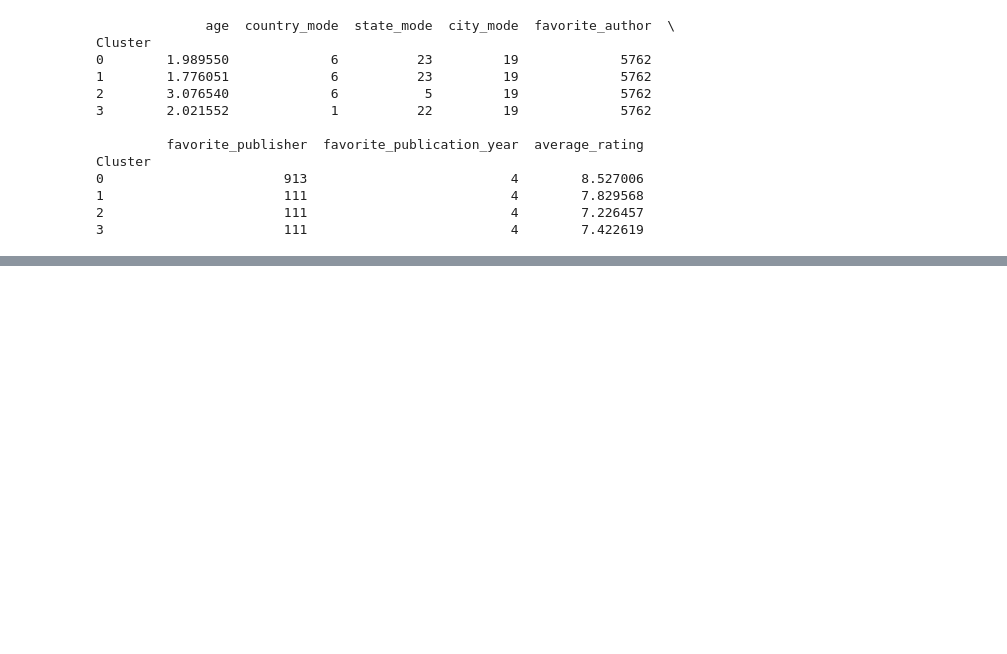
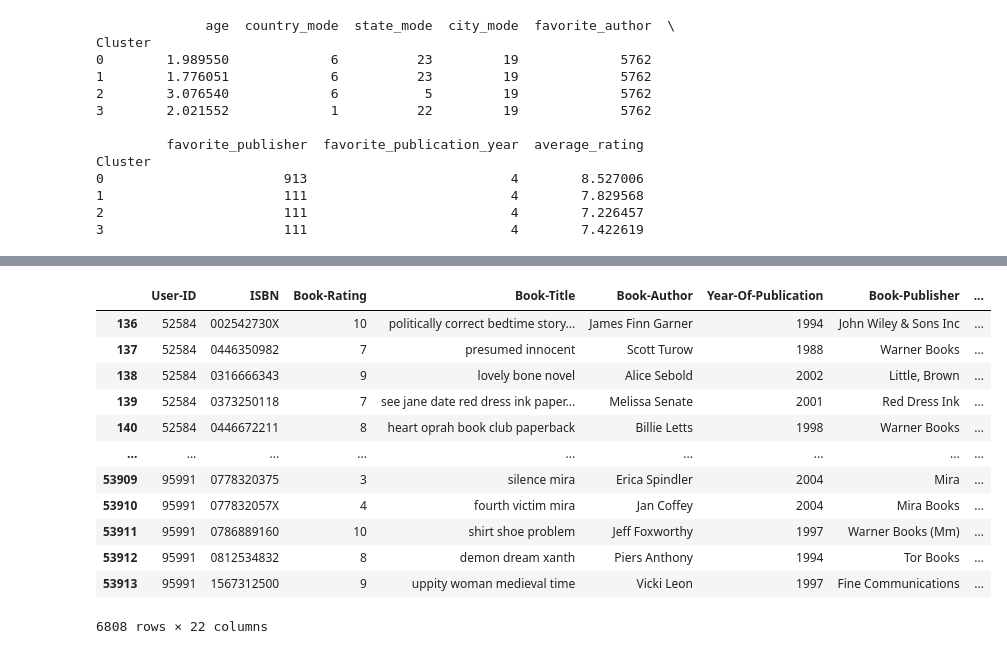
Before and after one commit to YubotKwng/Bookstore-management-Data-Processing, a Jupyter notebook: highquality_users.ipynb, the cells around one changed output, grey strips where cells are left out. Drawn from its saved outputs; the diff is of its cells as text; code cells hidden in the pictures; blank space fills up the shorter version.

```diff
--- a/highquality_users.ipynb
+++ b/highquality_users.ipynb
@@ -210,0 +245,16 @@ Cluster
+# %%
+data[data['User-State_Encoded'] == 5]
+# %% [output]
+|  | User-ID | ISBN | Book-Rating | Book-Title | Book-Author | Year-Of-Publication | Book-Publisher | ... |
+| 136 | 52584 | 002542730X | 10 | politically correct bedtime story... | James Finn Garner | 1994 | John Wiley & Sons Inc | ... |
+| 137 | 52584 | 0446350982 | 7 | presumed innocent | Scott Turow | 1988 | Warner Books | ... |
+| 138 | 52584 | 0316666343 | 9 | lovely bone novel | Alice Sebold | 2002 | Little, Brown | ... |
+| 139 | 52584 | 0373250118 | 7 | see jane date red dress ink paper... | Melissa Senate | 2001 | Red Dress Ink | ... |
+| 140 | 52584 | 0446672211 | 8 | heart oprah book club paperback | Billie Letts | 1998 | Warner Books | ... |
+| ... | ... | ... | ... | ... | ... | ... | ... | ... |
+| 53909 | 95991 | 0778320375 | 3 | silence mira | Erica Spindler | 2004 | Mira | ... |
+| 53910 | 95991 | 077832057X | 4 | fourth victim mira | Jan Coffey | 2004 | Mira Books | ... |
+| 53911 | 95991 | 0786889160 | 10 | shirt shoe problem | Jeff Foxworthy | 1997 | Warner Books (Mm) | ... |
+| 53912 | 95991 | 0812534832 | 8 | demon dream xanth | Piers Anthony | 1994 | Tor Books | ... |
+| 53913 | 95991 | 1567312500 | 9 | uppity woman medieval time | Vicki Leon | 1997 | Fine Communications | ... |
+6808 rows × 22 columns
```
Also changed, not shown: parts of 6 cells of this notebook.
